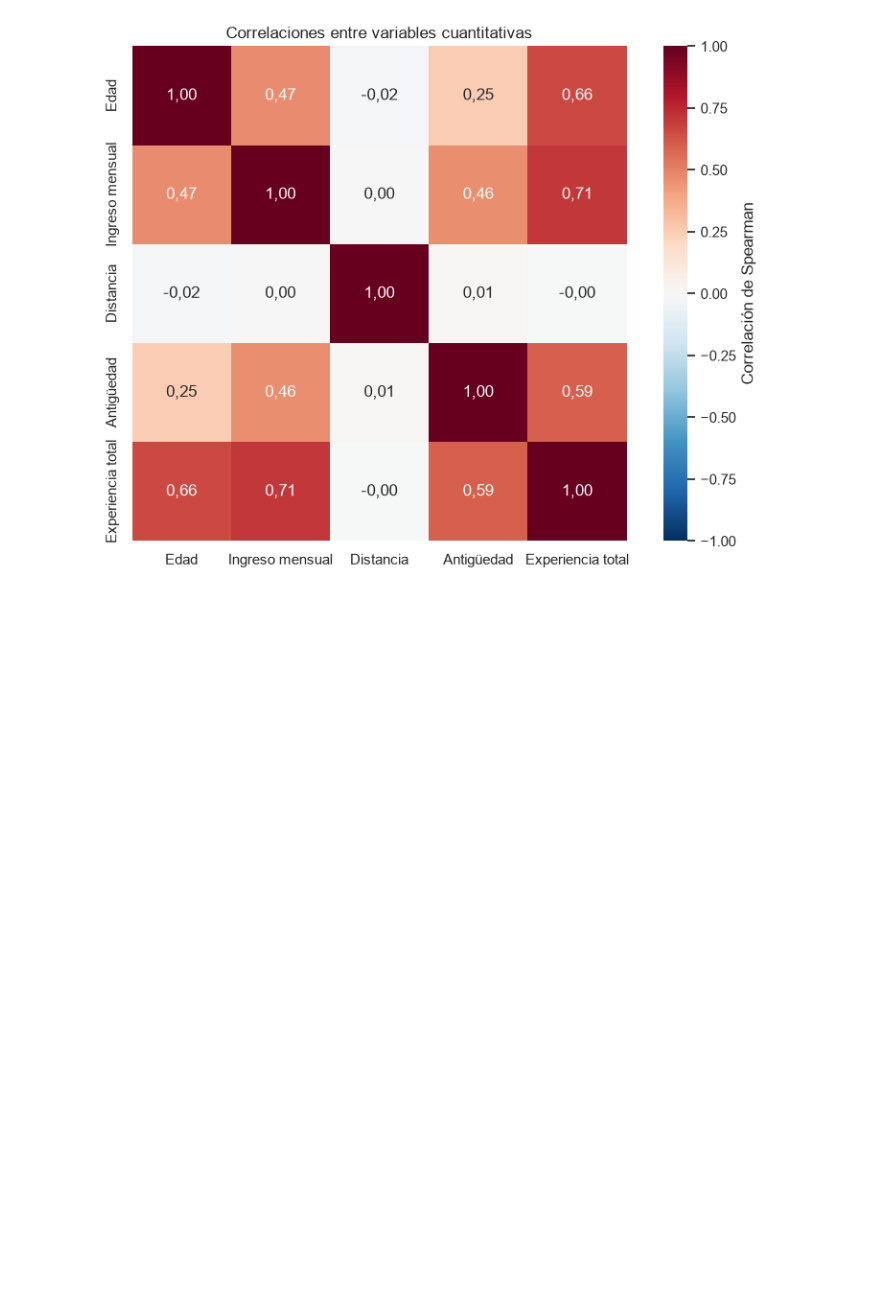
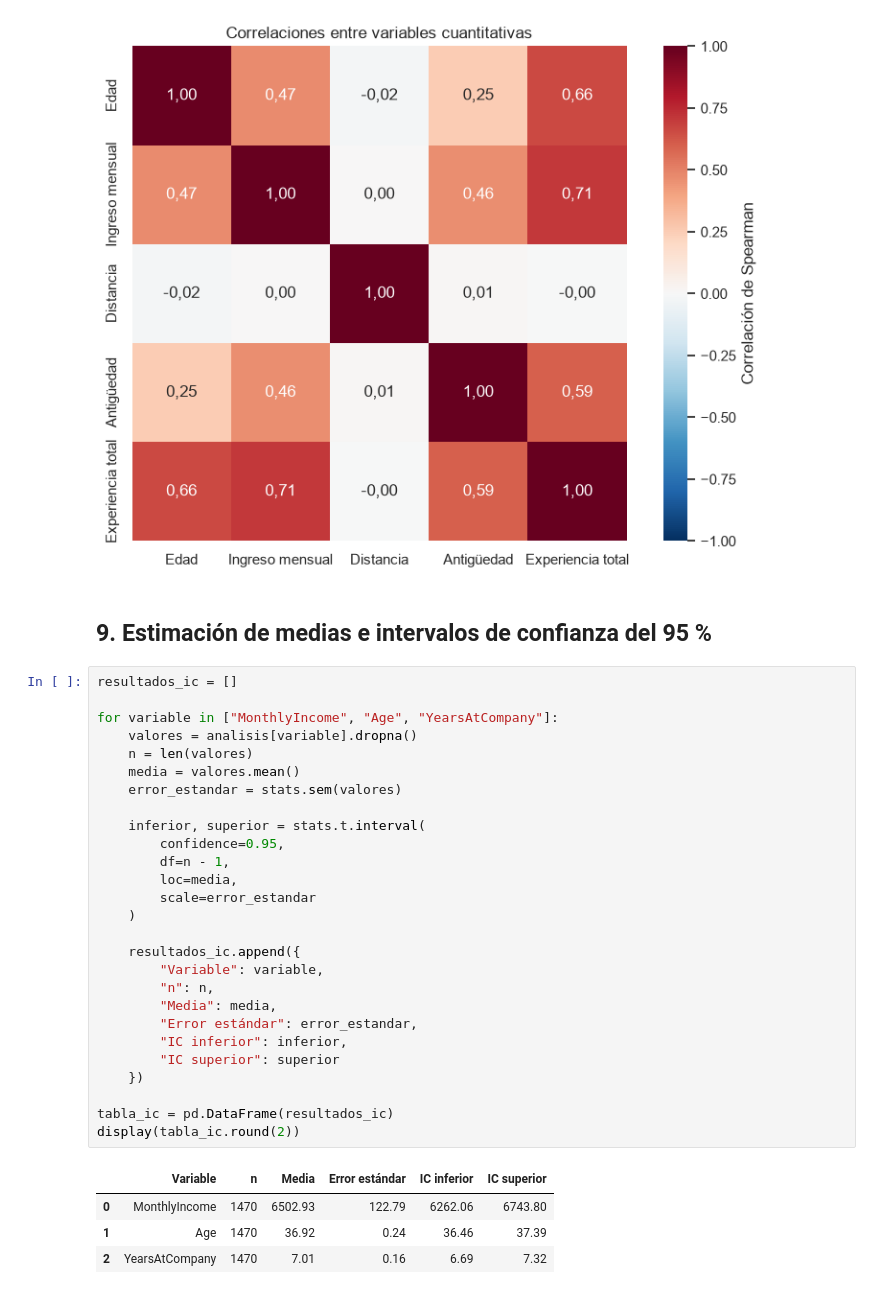
Before and after one commit to hernansaavedrag/estadisticaComputacional, a Jupyter notebook: Sumativa1/Sumativa1_IBM_HR.ipynb, the cells around one changed output. Saved outputs shown, nothing was run; the diff lists cells and outputs as text; blank space fills up the shorter version.

Commit message:
Incluir calculo de intervalo de confianza

```diff
--- a/Sumativa1/Sumativa1_IBM_HR.ipynb
+++ b/Sumativa1/Sumativa1_IBM_HR.ipynb
@@ -651,3 +651,37 @@ plt.show()
 | YearsAtCompany | 0,25 | 0,46 | 0,01 | 1,00 | 0,59 |
 | TotalWorkingYears | 0,66 | 0,71 | -0,00 | 0,59 | 1,00 |
 [figure]
+# %% [markdown]
+## 9. Estimación de medias e intervalos de confianza del 95 %
+# %%
+resultados_ic = []
+
+for variable in ["MonthlyIncome", "Age", "YearsAtCompany"]:
+    valores = analisis[variable].dropna()
+    n = len(valores)
+    media = valores.mean()
+    error_estandar = stats.sem(valores)
+
+    inferior, superior = stats.t.interval(
+        confidence=0.95,
+        df=n - 1,
+        loc=media,
+        scale=error_estandar
+    )
+
+    resultados_ic.append({
+        "Variable": variable,
+        "n": n,
+        "Media": media,
+        "Error estándar": error_estandar,
+        "IC inferior": inferior,
+        "IC superior": superior
+    })
+
+tabla_ic = pd.DataFrame(resultados_ic)
+display(tabla_ic.round(2))
+# %% [output]
+|  | Variable | n | Media | Error estándar | IC inferior | IC superior |
+| 0 | MonthlyIncome | 1470 | 6502.93 | 122.79 | 6262.06 | 6743.80 |
+| 1 | Age | 1470 | 36.92 | 0.24 | 36.46 | 37.39 |
+| 2 | YearsAtCompany | 1470 | 7.01 | 0.16 | 6.69 | 7.32 |
```
Also changed, not shown: parts of 2 cells of this notebook.
